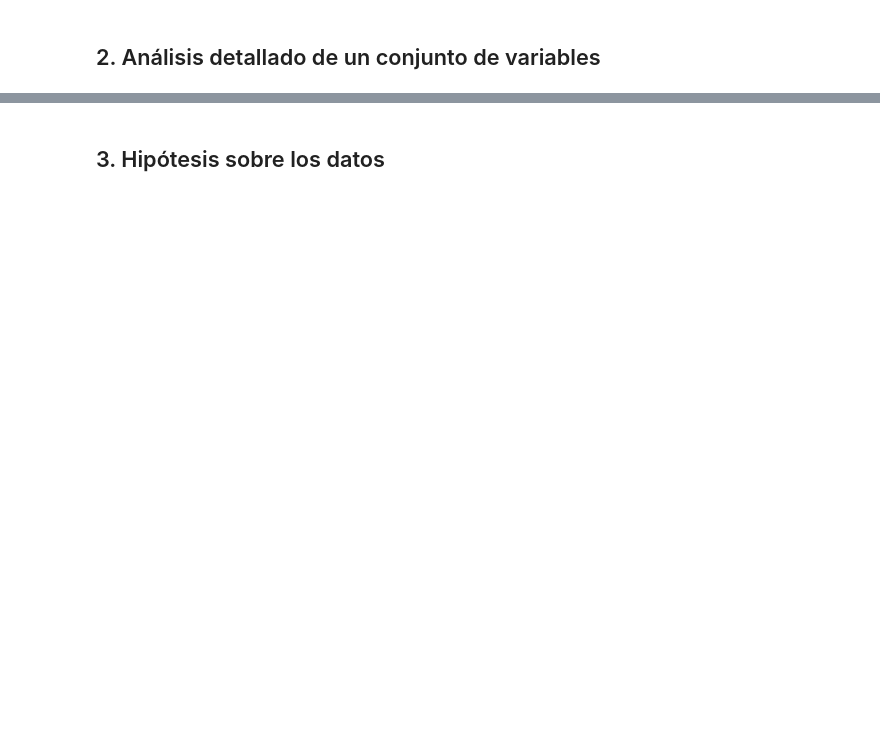
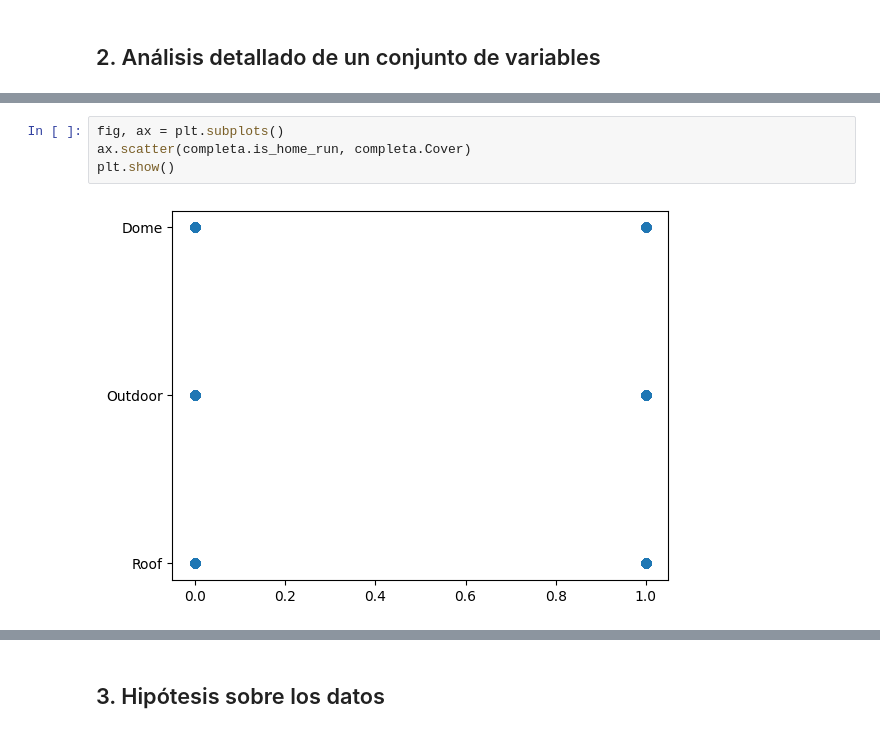
Before and after one commit to MatiasWilliner/TP_ML_Dominguez_Lastra_Williner, a Jupyter notebook: tp1_EDA.ipynb, the cells around one changed output, grey strips where cells are left out. Saved outputs shown, nothing was run; the diff lists cells and outputs as text; blank space fills up the shorter version.

```diff
--- a/tp1_EDA.ipynb
+++ b/tp1_EDA.ipynb
@@ -125,0 +160,6 @@ Name: NAME, dtype: object
+# %%
+fig, ax = plt.subplots()
+ax.scatter(completa.is_home_run, completa.Cover)
+plt.show()
+# %% [output]
+[figure, added]
```
Also changed, not shown: parts of 16 cells of this notebook.
